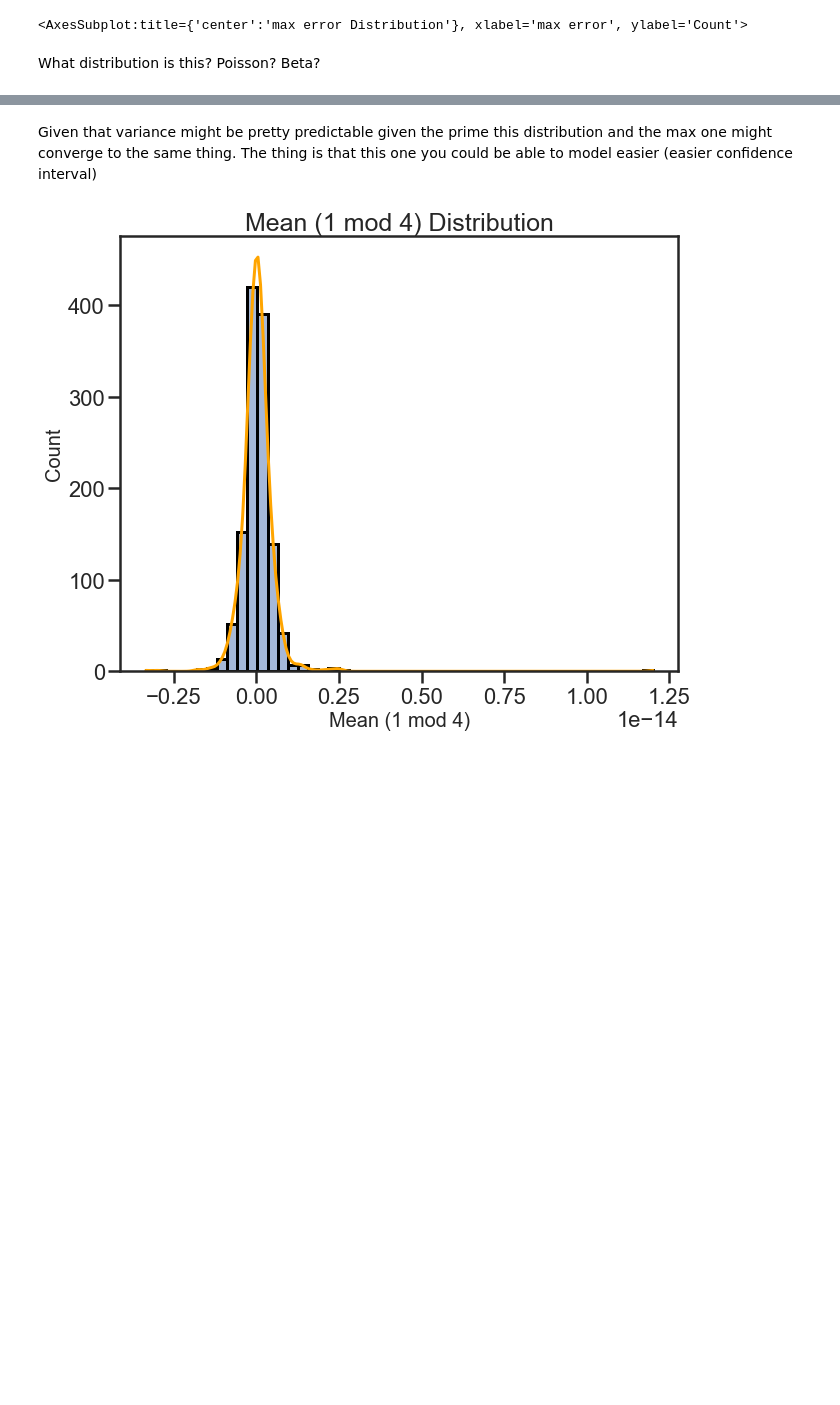
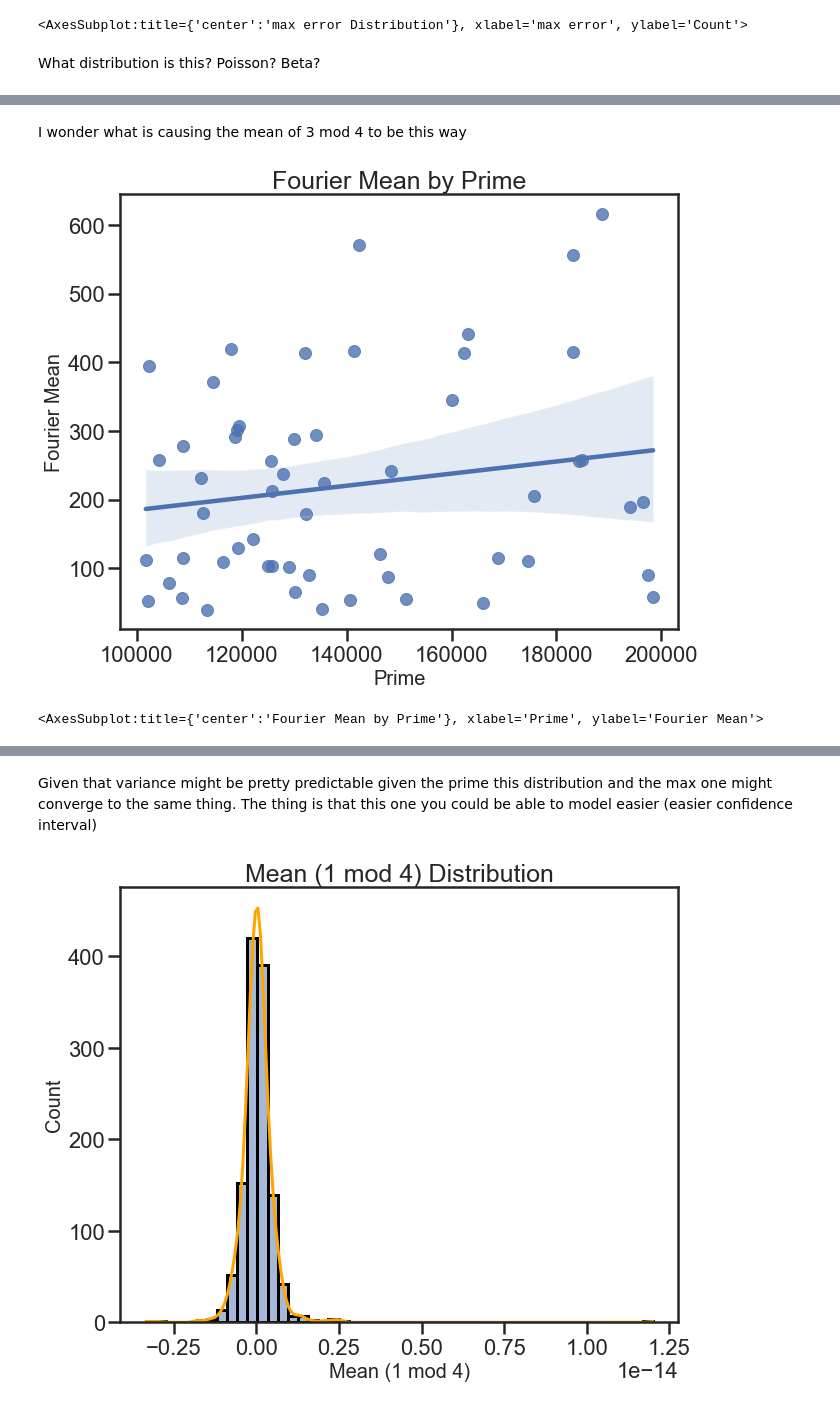
Before and after one commit to jcheigh/Thesis, a Jupyter notebook: src/analysis/data_analysis/error_stats_analysis.ipynb, the cells around one changed output, grey strips where cells are left out. Saved outputs shown, nothing was run; the diff lists cells and outputs as text; code cells hidden in the pictures; blank space fills up the shorter version.

```diff
--- a/src/analysis/data_analysis/error_stats_analysis.ipynb
+++ b/src/analysis/data_analysis/error_stats_analysis.ipynb
@@ -431 +437,16 @@ histplot(df3["mean"], bins=50, xlabel="Mean (3 mod 4)")
 <AxesSubplot:title={'center':'Mean (3 mod 4) Distribution'}, xlabel='Mean (3 mod 4)', ylabel='Count'>
+# %% [markdown]
+I wonder what is causing the mean of 3 mod 4 to be this way
+# %%
+fourier_lsts = fetch_data('polya fourier')
+char_lsts = fetch_data("character sum")
+# %%
+primes = list(set(fourier_lsts.keys()).intersection(char_lsts.keys()))
+primes = [p for p in primes if p % 4 == 3]
+fourier_means = [np.mean(fourier_lsts[prime]) for prime in primes]
+char_means = [np.mean(char_lsts[prime]) for prime in primes]
+# %%
+scatter(primes, fourier_means, xlabel="Prime", ylabel="Fourier Mean")
+# %% [output]
+[figure, added]
+<AxesSubplot:title={'center':'Fourier Mean by Prime'}, xlabel='Prime', ylabel='Fourier Mean'>
```
Also changed, not shown: parts of 9 cells of this notebook, 4 other files.
